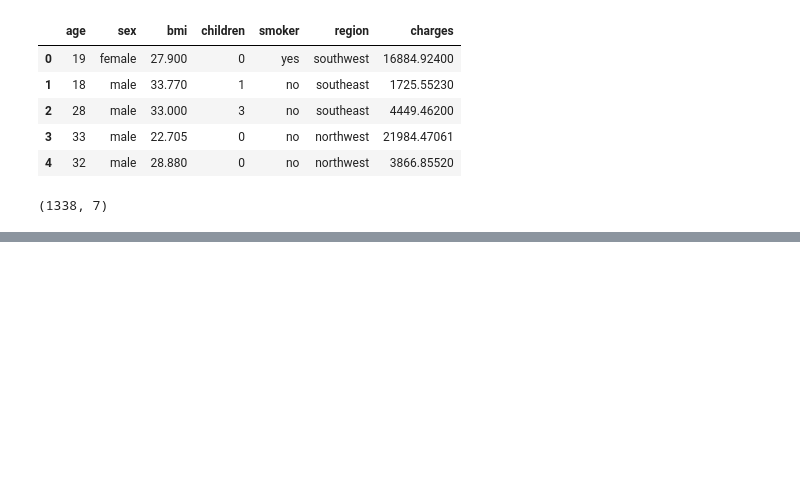
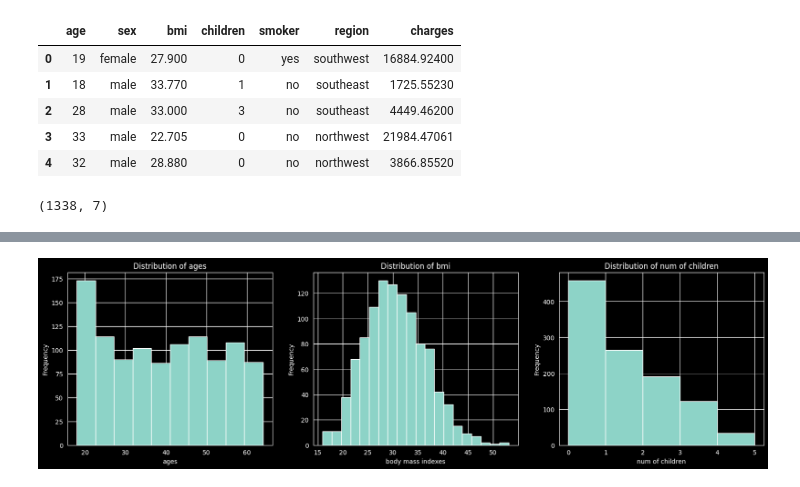
Before and after one commit to Rubeennn/ml-tabular-project, a Jupyter notebook: notebooks/exploration.ipynb, the cells around one changed output, grey strips where cells are left out. Drawn from its saved outputs; the diff is of its cells as text; code cells hidden in the pictures; blank space fills up the shorter version.

```diff
--- a/notebooks/exploration.ipynb
+++ b/notebooks/exploration.ipynb
@@ -18,0 +119,20 @@ df.shape
+# %%
+fig, axes = plt.subplots(1,3, figsize=(20,5))
+
+
+axes[0].hist(X_train['age'], bins=10, label='train')
+axes[0].set_xlabel("ages")
+axes[0].set_ylabel("Frequency")
+axes[0].set_title("Distribution of ages")
+
+axes[1].hist(X_train['bmi'], bins=20, label='train')
+axes[1].set_xlabel("body mass indexes")
+axes[1].set_ylabel("Frequency")
+axes[1].set_title("Distribution of bmi")
+
+axes[2].hist(X_train['children'], bins=5, label='train')
+axes[2].set_xlabel("num of children")
+axes[2].set_ylabel("Frequency")
+axes[2].set_title("Distribution of num of children")
+# %% [output]
+[figure, added]
```
Also changed, not shown: parts of 24 cells of this notebook.
